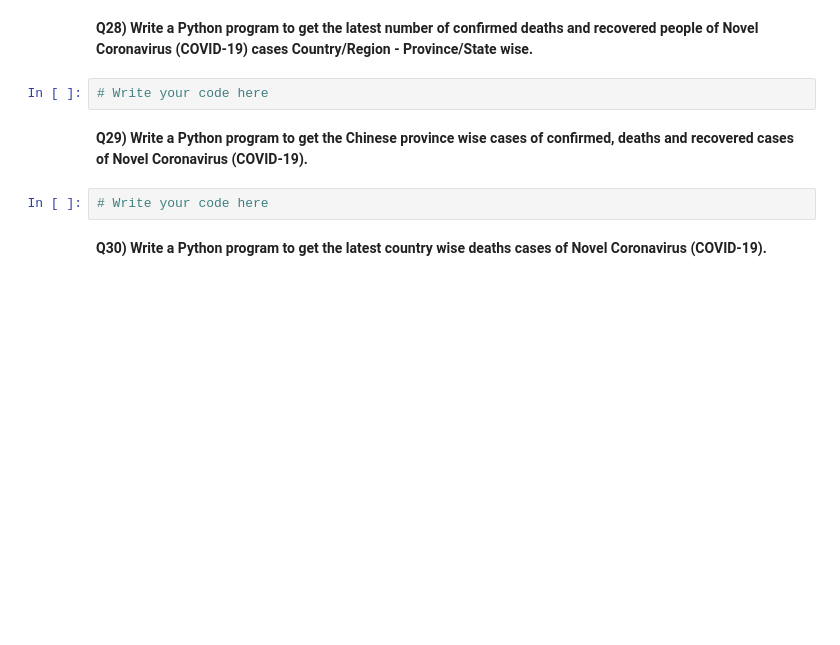
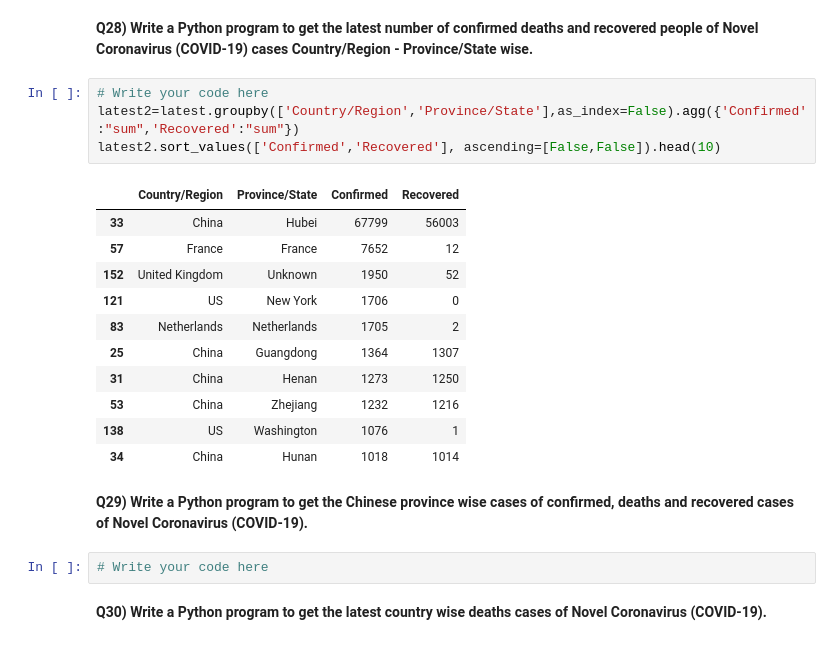
Before and after one commit to Jaya9522/almabetter_assignments, a Jupyter notebook: Copy_of_Assignment_Numpy_&_Pandas.ipynb, the cells around one changed output. Drawn from its saved outputs; the diff is of its cells as text; blank space fills up the shorter version.

```diff
--- a/Copy_of_Assignment_Numpy_&_Pandas.ipynb
+++ b/Copy_of_Assignment_Numpy_&_Pandas.ipynb
@@ -446,7 +657,21 @@ covid_data= pd.read_csv('https://raw.githubusercontent.com/CSSEGISandData/COVID-
 # %% [markdown]
 **Q28) Write a Python program to get the latest number of confirmed deaths and recovered people of Novel Coronavirus (COVID-19) cases Country/Region - Province/State wise.**
-# %%
-# Write your code here
+# %%
+# Write your code here
+latest2=latest.groupby(['Country/Region','Province/State'],as_index=False).agg({'Confirmed':"sum",'Recovered':"sum"})
+latest2.sort_values(['Confirmed','Recovered'], ascending=[False,False]).head(10)
+# %% [output]
+|  | Country/Region | Province/State | Confirmed | Recovered |
+| 33 | China | Hubei | 67799 | 56003 |
+| 57 | France | France | 7652 | 12 |
+| 152 | United Kingdom | Unknown | 1950 | 52 |
+| 121 | US | New York | 1706 | 0 |
+| 83 | Netherlands | Netherlands | 1705 | 2 |
+| 25 | China | Guangdong | 1364 | 1307 |
+| 31 | China | Henan | 1273 | 1250 |
+| 53 | China | Zhejiang | 1232 | 1216 |
+| 138 | US | Washington | 1076 | 1 |
+| 34 | China | Hunan | 1018 | 1014 |
 # %% [markdown]
 **Q29) Write a Python program to get the Chinese province wise cases of confirmed, deaths and recovered cases of Novel Coronavirus (COVID-19).**
 # %%
```
Also changed, not shown: parts of 28 cells of this notebook.
